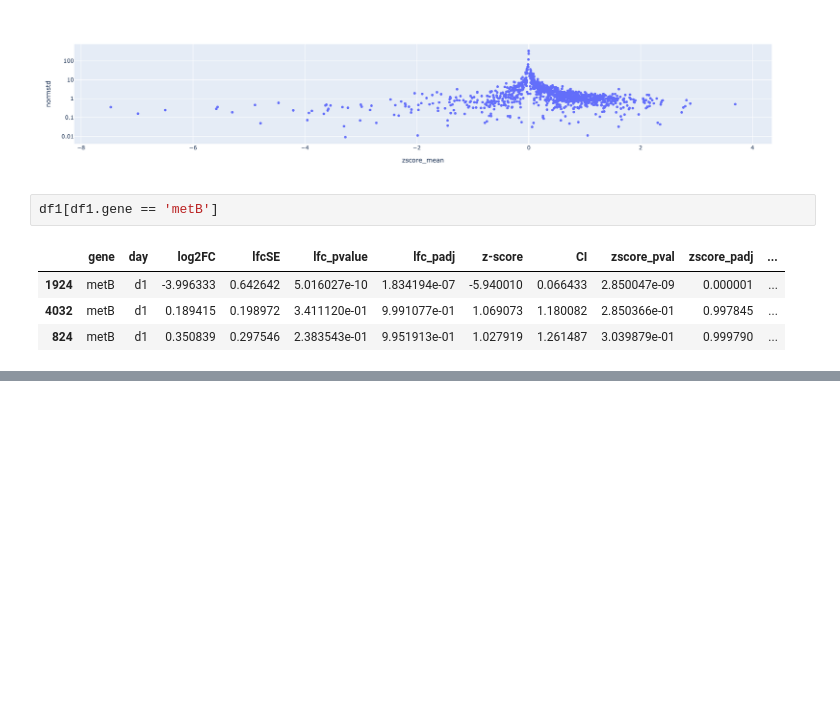
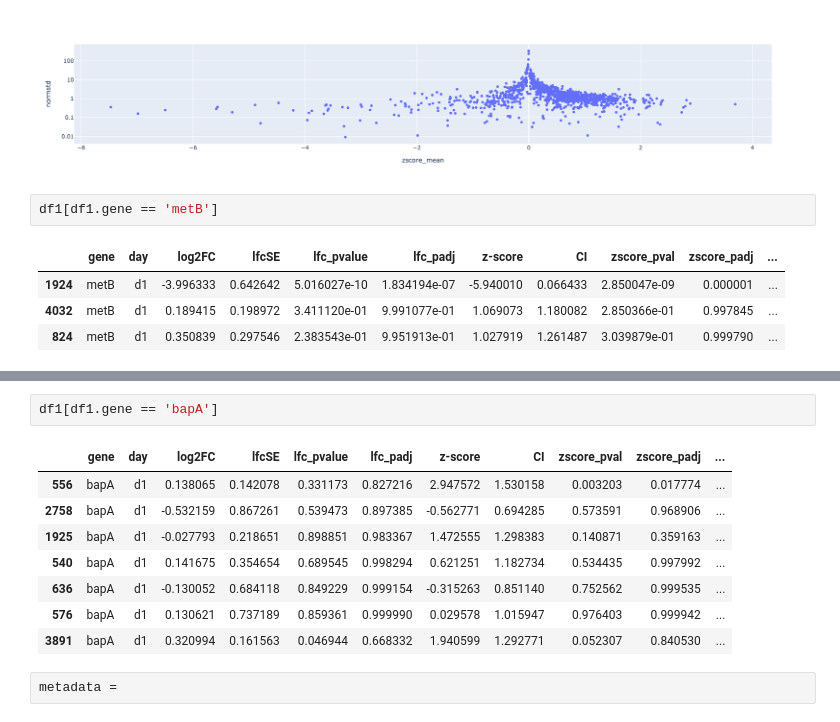
Before and after one commit to MicrobiologyETHZ/nguyenb_rbtnseq_2024, a Jupyter notebook: code/notebooks/08_2021_pathway_enrichment/pathway_enrichment1.ipynb, the cells around one changed output, grey strips where cells are left out. Drawn from its saved outputs; the diff is of its cells as text; blank space fills up the shorter version.

```diff
--- a/code/notebooks/08_2021_pathway_enrichment/pathway_enrichment1.ipynb
+++ b/code/notebooks/08_2021_pathway_enrichment/pathway_enrichment1.ipynb
@@ -83,0 +155,13 @@ df1[df1.gene == 'metB']
+# %%
+df1[df1.gene == 'bapA']
+# %% [output]
+|  | gene | day | log2FC | lfcSE | lfc_pvalue | lfc_padj | z-score | CI | zscore_pval | zscore_padj | ... |
+| 556 | bapA | d1 | 0.138065 | 0.142078 | 0.331173 | 0.827216 | 2.947572 | 1.530158 | 0.003203 | 0.017774 | ... |
+| 2758 | bapA | d1 | -0.532159 | 0.867261 | 0.539473 | 0.897385 | -0.562771 | 0.694285 | 0.573591 | 0.968906 | ... |
+| 1925 | bapA | d1 | -0.027793 | 0.218651 | 0.898851 | 0.983367 | 1.472555 | 1.298383 | 0.140871 | 0.359163 | ... |
+| 540 | bapA | d1 | 0.141675 | 0.354654 | 0.689545 | 0.998294 | 0.621251 | 1.182734 | 0.534435 | 0.997992 | ... |
+| 636 | bapA | d1 | -0.130052 | 0.684118 | 0.849229 | 0.999154 | -0.315263 | 0.851140 | 0.752562 | 0.999535 | ... |
+| 576 | bapA | d1 | 0.130621 | 0.737189 | 0.859361 | 0.999990 | 0.029578 | 1.015947 | 0.976403 | 0.999942 | ... |
+| 3891 | bapA | d1 | 0.320994 | 0.161563 | 0.046944 | 0.668332 | 1.940599 | 1.292771 | 0.052307 | 0.840530 | ... |
+# %%
+metadata =
```
Also changed, not shown: parts of 12 cells of this notebook, 9 other files.
